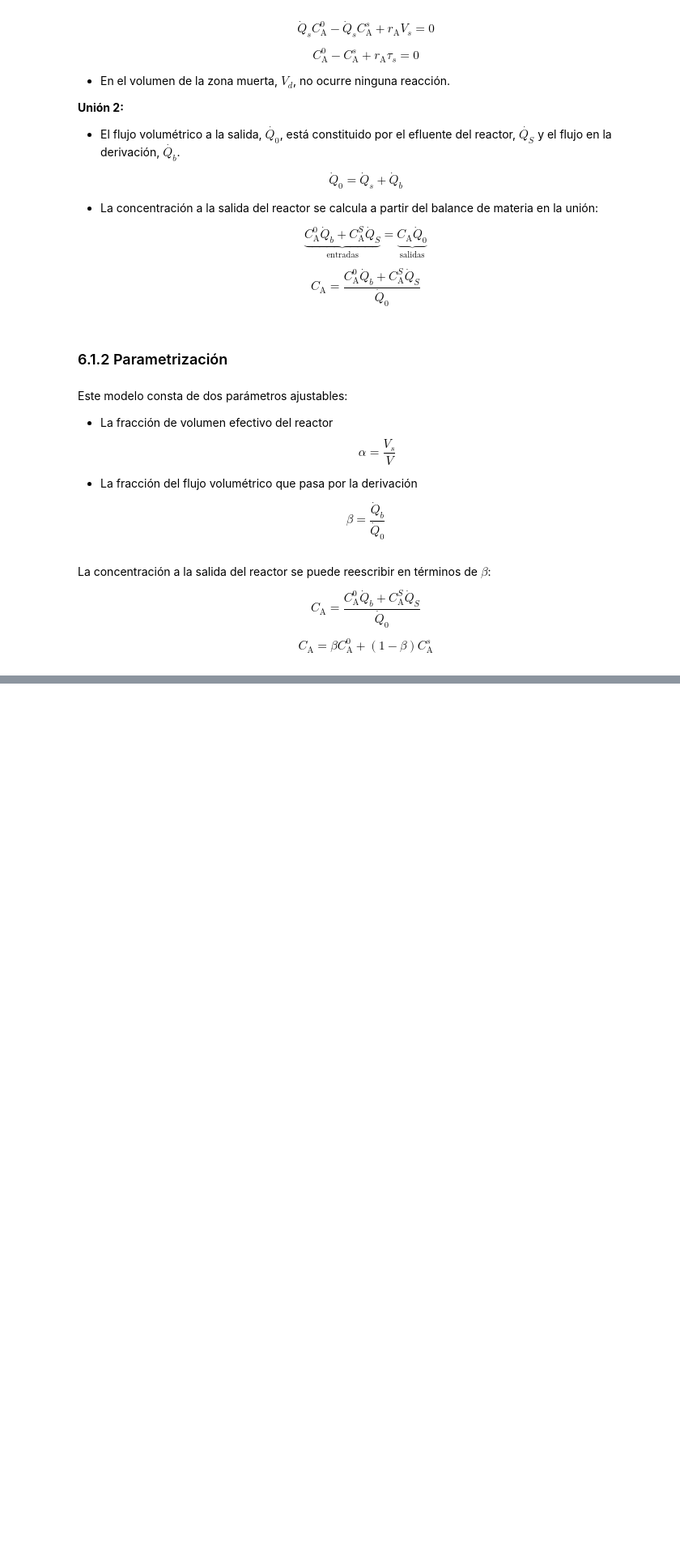
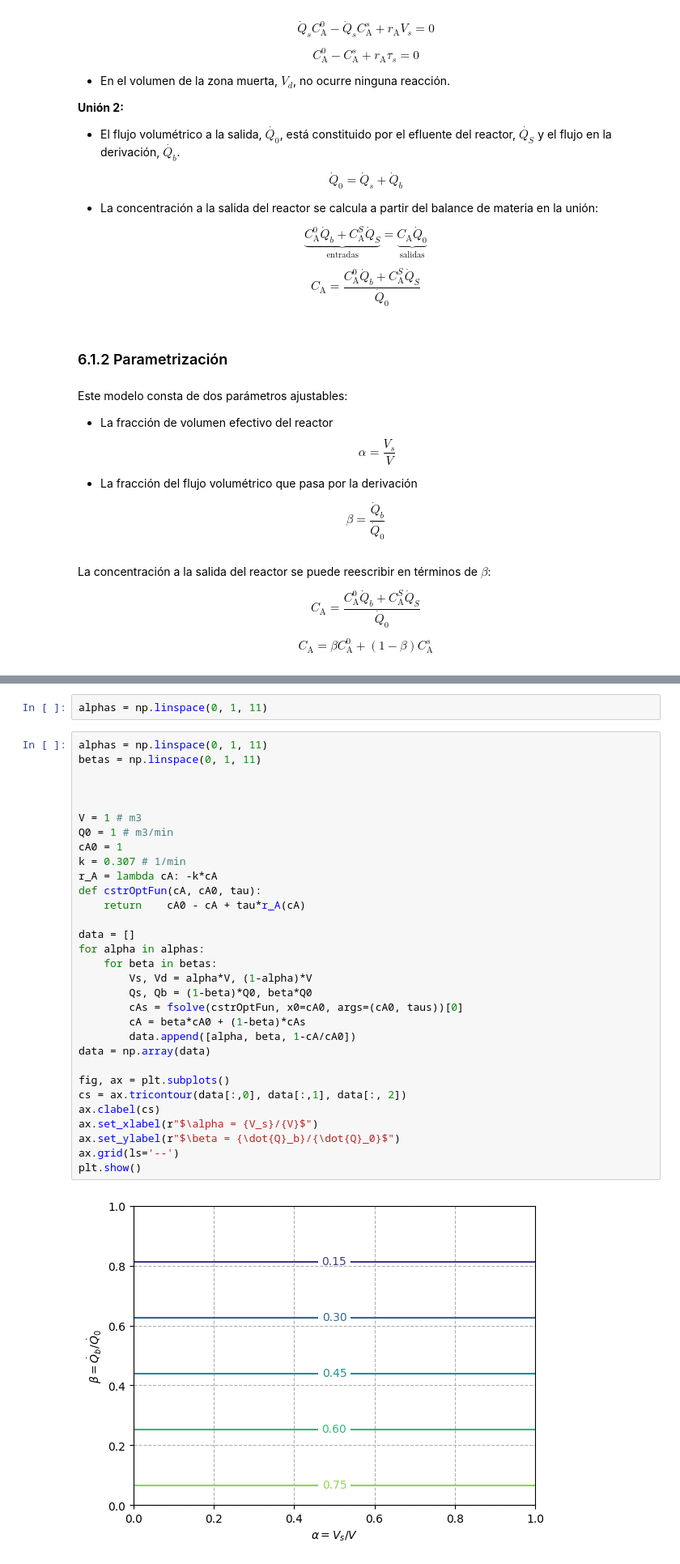
Before and after one commit to eicastroc/Kin_Cinvestav_IngMetalurgica, a Jupyter notebook: 05_analisisRTD/06_modelos_dos_parametros.ipynb, the cells around one changed output, grey strips where cells are left out. Shown at 81% size. Drawn from its saved outputs; the diff is of its cells as text; blank space fills up the shorter version.

```diff
--- a/05_analisisRTD/06_modelos_dos_parametros.ipynb
+++ b/05_analisisRTD/06_modelos_dos_parametros.ipynb
@@ -104,0 +167,35 @@ taus = Vs/Qs
+# %%
+alphas = np.linspace(0, 1, 11)
+# %%
+alphas = np.linspace(0, 1, 11)
+betas = np.linspace(0, 1, 11)
+
+
+
+V = 1 # m3
+Q0 = 1 # m3/min
+cA0 = 1
+k = 0.307 # 1/min
+r_A = lambda cA: -k*cA
+def cstrOptFun(cA, cA0, tau):
+    return    cA0 - cA + tau*r_A(cA)
+
+data = []
+for alpha in alphas:
+    for beta in betas:
+        Vs, Vd = alpha*V, (1-alpha)*V
+        Qs, Qb = (1-beta)*Q0, beta*Q0
+        cAs = fsolve(cstrOptFun, x0=cA0, args=(cA0, taus))[0]
+        cA = beta*cA0 + (1-beta)*cAs
+        data.append([alpha, beta, 1-cA/cA0])
+data = np.array(data)
+
+fig, ax = plt.subplots()
+cs = ax.tricontour(data[:,0], data[:,1], data[:, 2])
+ax.clabel(cs)
+ax.set_xlabel(r"$\alpha = {V_s}/{V}$")
+ax.set_ylabel(r"$\beta = {\dot{Q}_b}/{\dot{Q}_0}$")
+ax.grid(ls='--')
+plt.show()
+# %% [output]
+[figure, added]
```
Also changed, not shown: parts of 4 cells of this notebook, 1 other file.
